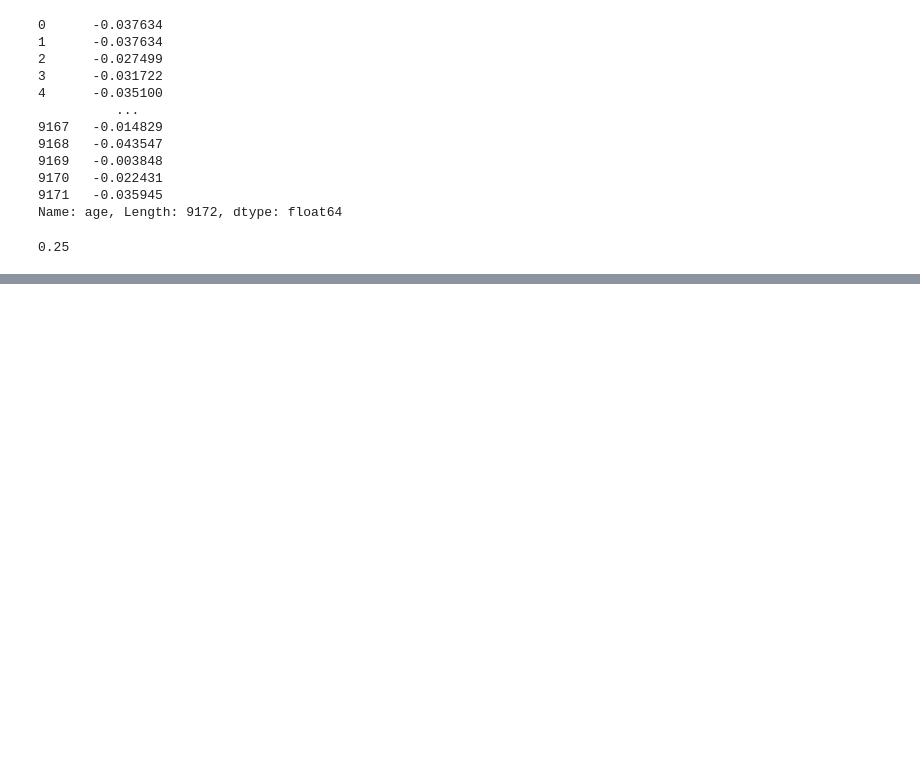
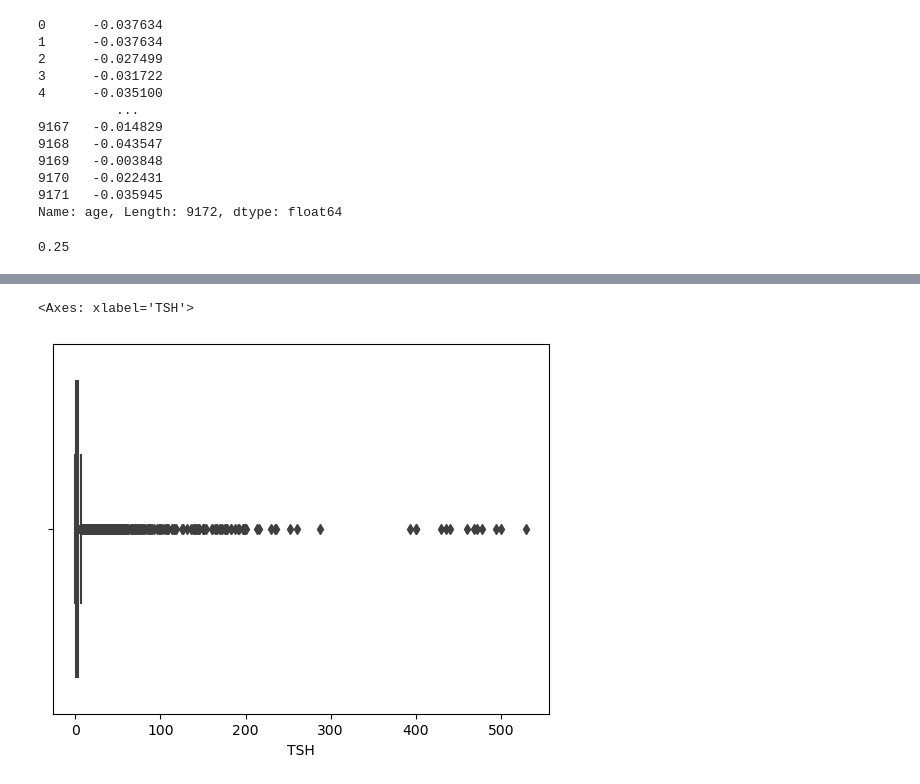
Before and after one commit to abhinavsaluja2004/MachineLearning_19cse305, a Jupyter notebook: cse22002_lab2.ipynb, the cells around one changed output, grey strips where cells are left out. Cells and saved outputs as stored; diff of their text form; code cells hidden in the pictures; blank space fills up the shorter version.

```diff
--- a/cse22002_lab2.ipynb
+++ b/cse22002_lab2.ipynb
@@ -365,0 +521,4 @@ ValueError: Found array with 0 feature(s) (shape=(1, 0)) while a minimum of 1 is
+# %%
+AB = 0
+for i in range(len(vect2.columns)):
+    AB += vect2.iloc[0,i]*vect2.iloc[1,i]
@@ -365,0 +537,3 @@ ValueError: Found array with 0 feature(s) (shape=(1, 0)) while a minimum of 1 is
+# %%
+medData = pd.read_excel("Lab Session Data.xlsx", sheet_name="thyroid0387_UCI")
+medData
@@ -365,0 +582,8 @@ ValueError: Found array with 0 feature(s) (shape=(1, 0)) while a minimum of 1 is
+# %%
+for i in medData.columns[3:29]:
+    medData.loc[medData[i] == 'f', i,] = 0
+    medData.loc[medData[i] == 't', i,] = 1
+    medData.loc[medData[i] == '?', i,] = np.nan
+# %%
+medData.loc[medData["Condition"] == 'NO CONDITION', "Condition",] = 0
+medData.loc[medData["Condition"] == 'S', "Condition",] = 1
@@ -365,0 +600,5 @@ ValueError: Found array with 0 feature(s) (shape=(1, 0)) while a minimum of 1 is
+# %%
+sns.boxplot(x=medData['TSH'])
+# %% [output]
+<Axes: xlabel='TSH'>
+[figure, added]
```
Also changed, not shown: parts of 61 cells of this notebook.
